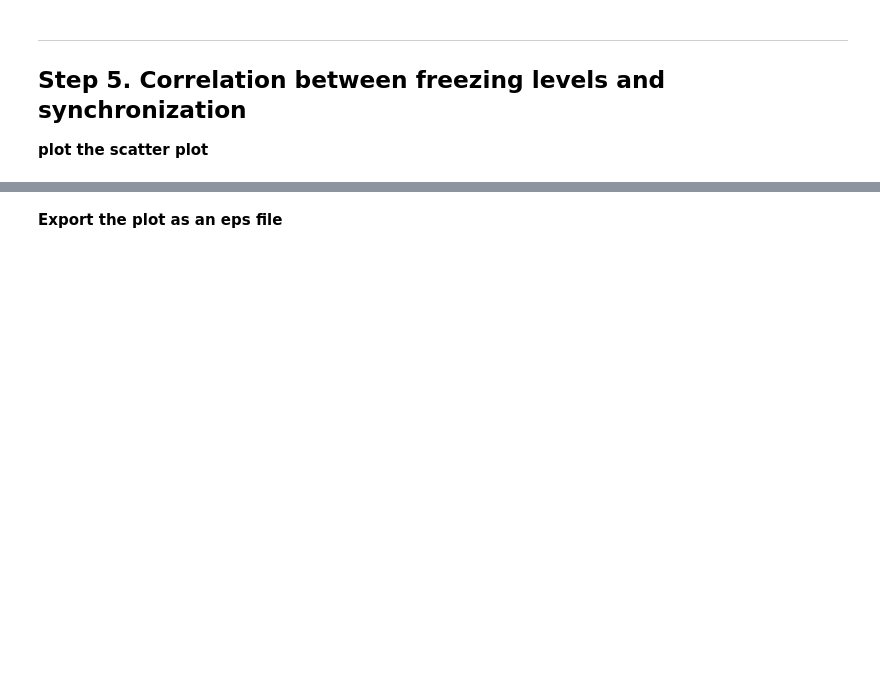
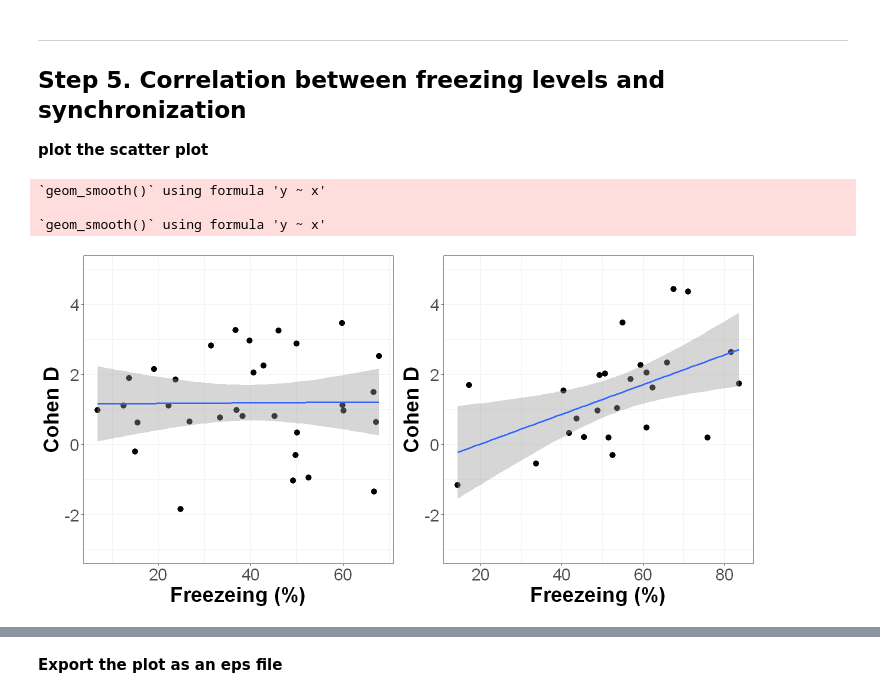
Before and after one commit to wataruito/synchro_freeze, a Jupyter notebook: 03r_analysis.ipynb, the cells around one changed output, grey strips where cells are left out. Saved outputs shown, nothing was run; the diff lists cells and outputs as text; code cells hidden in the pictures; blank space fills up the shorter version.

```diff
--- a/03r_analysis.ipynb
+++ b/03r_analysis.ipynb
@@ -613,19 +938,21 @@ summary(temp.aov)
 ## Step 5. Correlation between freezing levels and synchronization
 **plot the scatter plot**
 # %%
-scatter_plot <- function(df.input, x1_col, y_col, x2_col, x3_col, x3_value, xaxis_label, yaxis_label){
+###################################################################################################
+# Function scatter_plot
+###################################################################################################
+scatter_plot <- function(df.input, x1_col, y_col, split_col, select_col, select_value, xaxis_label, yaxis_label){
     #######################################################
     # parameters to adjust graph
-    # graph width x hight
+    # graph width x height
     plot_width = 8
-    plot_hight = 6
+    plot_height = 6
 
     # dotplot
 #     dp_binwidth=0.7
 #     dp_dotsize=3
 
     point_size = 3
-
 
     # y limits
     ylim1 = -3
@@ -634,47 +961,96 @@ scatter_plot <- function(df.input, x1_col, y_col, x2_col, x3_col, x3_value, xaxi
 
     # get column name
     x1 <- names(df.input)[which (colnames(df.input)==x1_col)]
-    x2 <- names(df.input)[which (colnames(df.input)==x2_col)]
-    x3 <- names(df.input)[which (colnames(df.input)==x3_col)]
+    select <- names(df.input)[which (colnames(df.input)==select_col)]
     y <- names(df.input)[which (colnames(df.input)==y_col)]
 
     # set the size of final plot
-    options(repr.plot.width=plot_width, repr.plot.height=plot_hight)
+    options(repr.plot.width=plot_width, repr.plot.height=plot_height)
 
-    ggplot(df.input[df.input[,x3]==x3_value,], aes_string(x=x1,y=y,fill=x2,color=x2))+
-        geom_point(size=point_size)+
+
+    if (split_col !=''){
+        split <- names(df.input)[which (colnames(df.input)==split_col)]
+        plot_temp = ggplot(df.input[df.input[,select]==select_value,], aes_string(x=x1,y=y,fill=split,color=split))
+    } else {
+        plot_temp = ggplot(df.input[df.input[,select]==select_value,], aes_string(x=x1,y=y))
+    }
+
+        plot_temp + geom_point(size=point_size)+
         geom_point(size=point_size,shape=1,colour="black")+
         geom_smooth(method=lm)+
 
         # x axis label
         labs(x=xaxis_label)+
         # y axis label
         labs(y=yaxis_label)+
         # Limit y axis range
         ylim(c(ylim1, ylim2))+
 
     # Remainings are all the same. No need to modify.
         # Change filling color for box
         scale_fill_manual(values=c("#FF3333", "#3333FF"))+
         scale_colour_manual(values=c("#FF3333", "#3333FF"))+
         # Change theme. Look at "Complete themes" above.
         theme_bw()+
         # Control of axes
         theme(
             # axis.title.x = element_blank(),
             axis.title = element_text(size=25,vjust=2,face='bold'),
             axis.text=element_text(size=20))+
         # Control of legend
         theme(
             #legend.position = "none",
             legend.position = 'bottom',
             legend.direction = "horizontal",
             #legend.title = element_text(size=20,face='bold'),
             legend.title = element_blank(),
             legend.text=element_text(size=20))
 
 }
 
+limit_df <- function(df.input, lim_col, lim_value){
 
-out3_1 = scatter_plot(df.freeze, "freeze", "cohen_d", "stress", "sex","male", "Freezeing (%)", "Cohen D")
-out3_2 = scatter_plot(df.freeze, "freeze", "cohen_d", "stress", "sex","female", "Freezeing (%)", "Cohen D")
+    lim_col <- names(df.input)[which (colnames(df.input)==lim_col)]
+
+    df.temp = df.input[df.input[,lim_col]==lim_value,]
+    return(df.temp)
+}
+
+###################################################################################################
+# START HERE
+###################################################################################################
+# lim_col = 'sex'
+# lim_value = 'male'
+# df.input = df.set1
+# df.temp = limit_df(df.input)
+
+# plot male
+df.input = df.set1               # data frame
+x_col = 'fz_ave'                 # x-axis values
+y_col = 'cohen_d'                # y-axis values
+split_col = ''
+#split_col = 'stress'             # The column to split graph
+select_col = "sex"
+select_value = "male"            # limit records with male in the sex column
+xaxis_label = "Freezeing (%)"    # x-asix label
+yaxis_label = "Cohen D"          # y-asix label
+
+out3_1 = scatter_plot(df.input,x_col,y_col,split_col,select_col,select_value,xaxis_label,yaxis_label)
+
+
+# plot female
+select_value = "female"          # limit records with female in the sex column
+out3_2 = scatter_plot(df.input,x_col,y_col,split_col,select_col,select_value,xaxis_label,yaxis_label)
+
+
+# plot both
+plot_height = 6
+plot_width = 12
+# set the size of final plot
+options(repr.plot.width=plot_width, repr.plot.height=plot_height)
+ggarrange(out3_1, out3_2, ncol=2)
+# %% [output]
+`geom_smooth()` using formula 'y ~ x'
+
+`geom_smooth()` using formula 'y ~ x'
+[figure, added]
```
Also changed, not shown: parts of 116 cells of this notebook, 4 other files.
